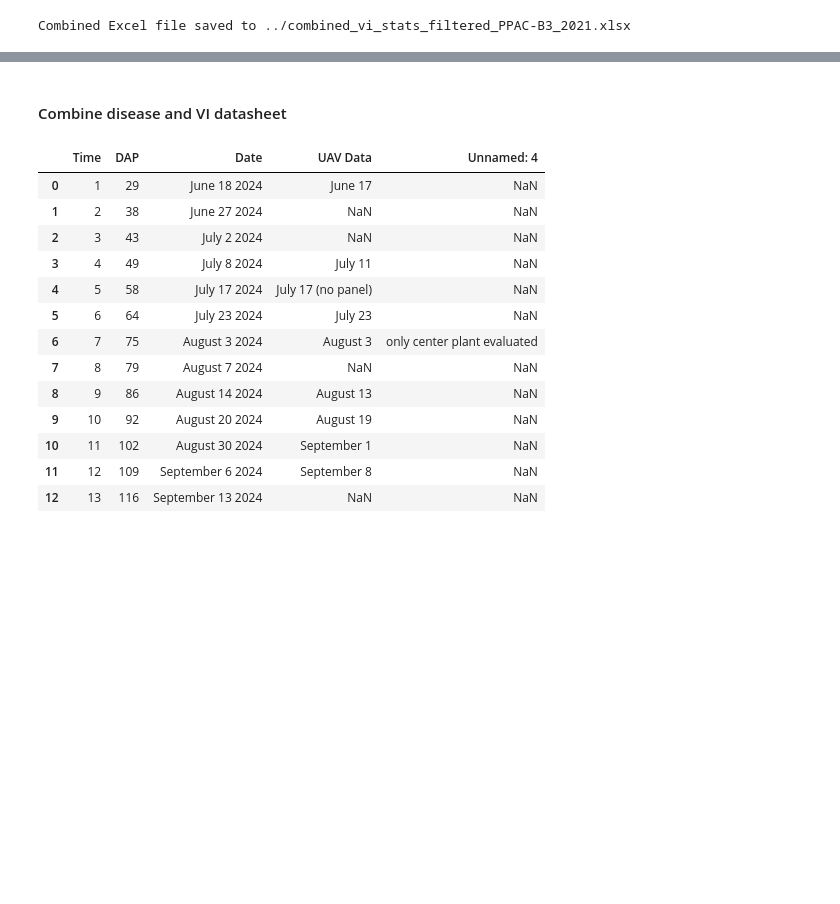
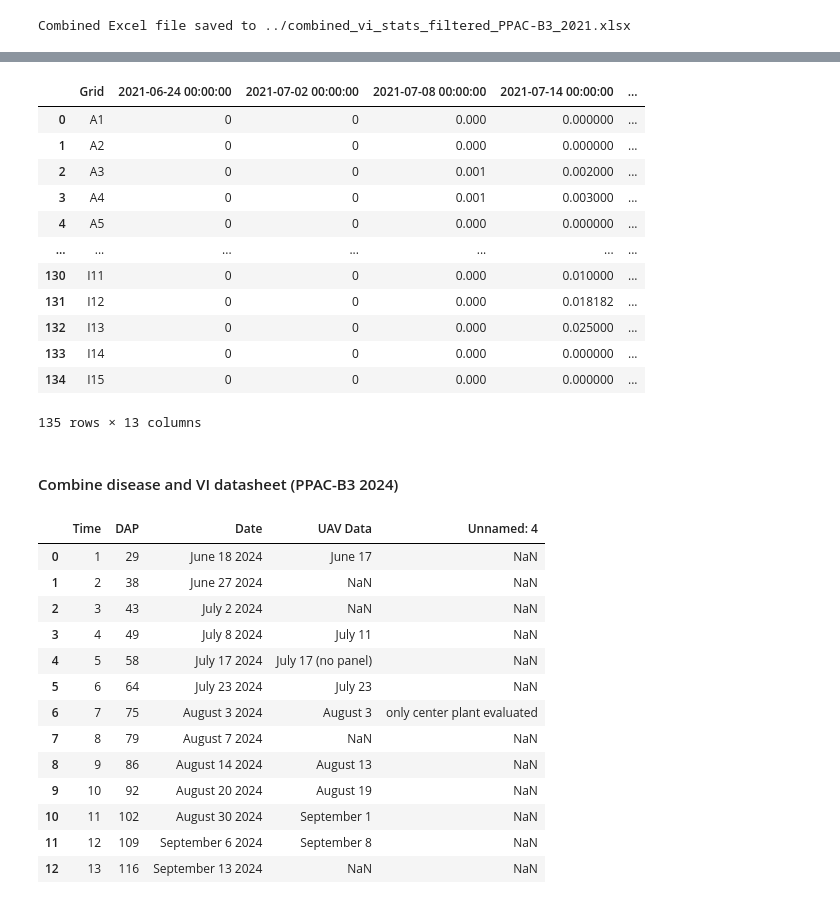
Before and after one commit to tingyan08/Micasense-RedEdge-MX-Processing, a Jupyter notebook: notebook/formatting.ipynb, the cells around one changed output, grey strips where cells are left out. Saved outputs shown, nothing was run; the diff lists cells and outputs as text; code cells hidden in the pictures; blank space fills up the shorter version.

```diff
--- a/notebook/formatting.ipynb
+++ b/notebook/formatting.ipynb
@@ -107,0 +124,42 @@ df
+# %%
+# Map Grid (A1..I15) to POINT: row = 9-(letter-A), Point_ID = (row-1)*15 + number
+disease_df = disease_df.copy()
+disease_df["POINT"] = disease_df["Grid"].apply(
+    lambda g: (9 - (ord(g[0]) - ord("A")) - 1) * 15 + int(g[1:])
+)
+
+# Disease evaluation date columns -> long format (normalize dates to Timestamps)
+date_cols = [c for c in disease_df.columns if c not in ("Grid", "POINT")]
+disease_date_arr = pd.DatetimeIndex(date_cols)
+severity_long = disease_df[["POINT"] + date_cols].rename(columns=dict(zip(date_cols, disease_date_arr)))
+severity_long = severity_long.melt(id_vars="POINT", var_name="DISEASE_DATE", value_name="SEVERITY")
+severity_long["DISEASE_DATE"] = pd.to_datetime(severity_long["DISEASE_DATE"])
+
+# Map each UAV flight date to the closest disease evaluation date
+df_dates = pd.to_datetime(df["DATE"], format="%m%d%Y")
+date_to_disease = {
+    d: disease_date_arr[np.abs((disease_date_arr - d).values).argmin()]
+    for d in df_dates.unique()
+}
+df["_DDATE"] = df_dates.map(date_to_disease)
+
+df = df.merge(
+    severity_long, left_on=["POINT", "_DDATE"], right_on=["POINT", "DISEASE_DATE"], how="left"
+)
+df = df.drop(columns=["_DDATE", "DISEASE_DATE"])
+# %%
+disease_df
+# %% [output]
+|  | Grid | 2021-06-24 00:00:00 | 2021-07-02 00:00:00 | 2021-07-08 00:00:00 | 2021-07-14 00:00:00 | ... |
+| 0 | A1 | 0 | 0 | 0.000 | 0.000000 | ... |
+| 1 | A2 | 0 | 0 | 0.000 | 0.000000 | ... |
+| 2 | A3 | 0 | 0 | 0.001 | 0.002000 | ... |
+| 3 | A4 | 0 | 0 | 0.001 | 0.003000 | ... |
+| 4 | A5 | 0 | 0 | 0.000 | 0.000000 | ... |
+| ... | ... | ... | ... | ... | ... | ... |
+| 130 | I11 | 0 | 0 | 0.000 | 0.010000 | ... |
+| 131 | I12 | 0 | 0 | 0.000 | 0.018182 | ... |
+| 132 | I13 | 0 | 0 | 0.000 | 0.025000 | ... |
+| 133 | I14 | 0 | 0 | 0.000 | 0.000000 | ... |
+| 134 | I15 | 0 | 0 | 0.000 | 0.000000 | ... |
+135 rows × 13 columns
@@ -108,5 +168,5 @@ df
 # %% [markdown]
-#### Combine disease and VI datasheet
+#### Combine disease and VI datasheet (PPAC-B3 2024)
 # %%
 disease_df = pd.read_csv("../Data/PPAC-B3/Disease/2024_PPAC_B3_VisualEvaluations_Mean_Calibrated.csv")
 aoi_data = pd.read_csv("../Data/PPAC-B3/PPAC-B3_aoi.csv")
```
Also changed, not shown: parts of 9 cells of this notebook, 6 other files.
